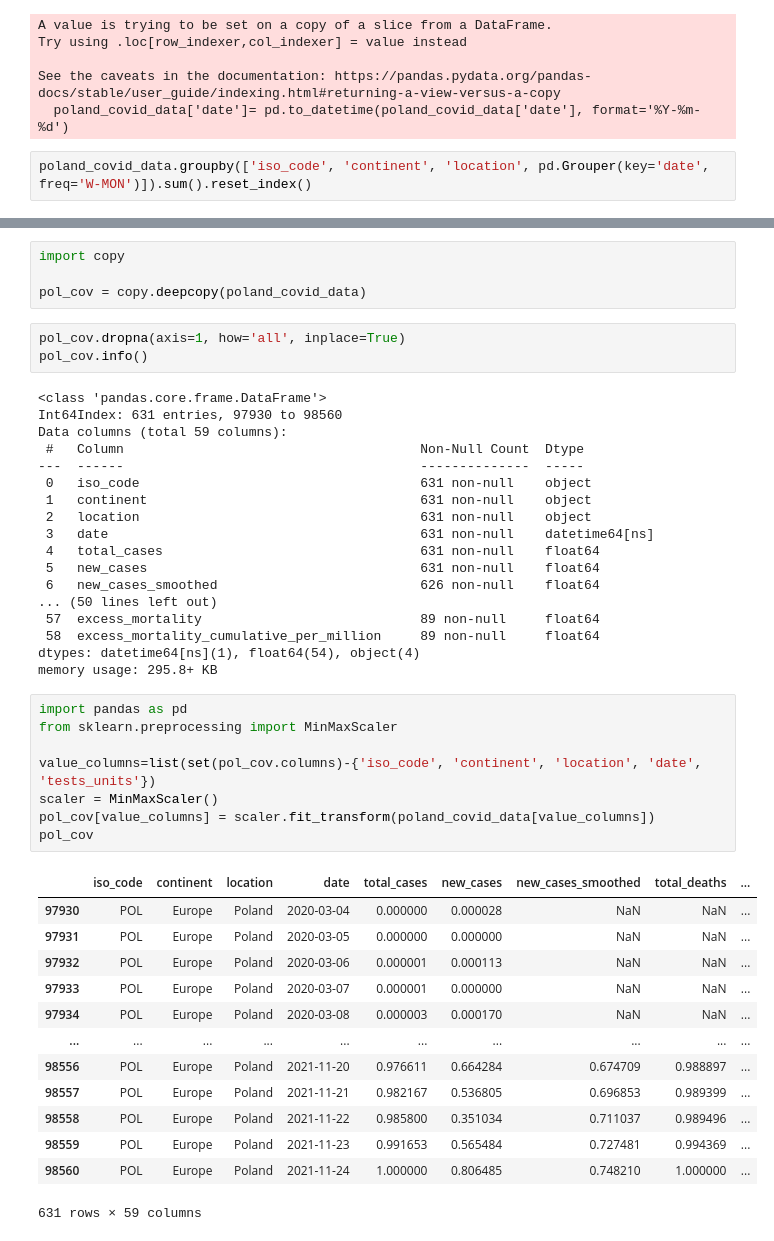
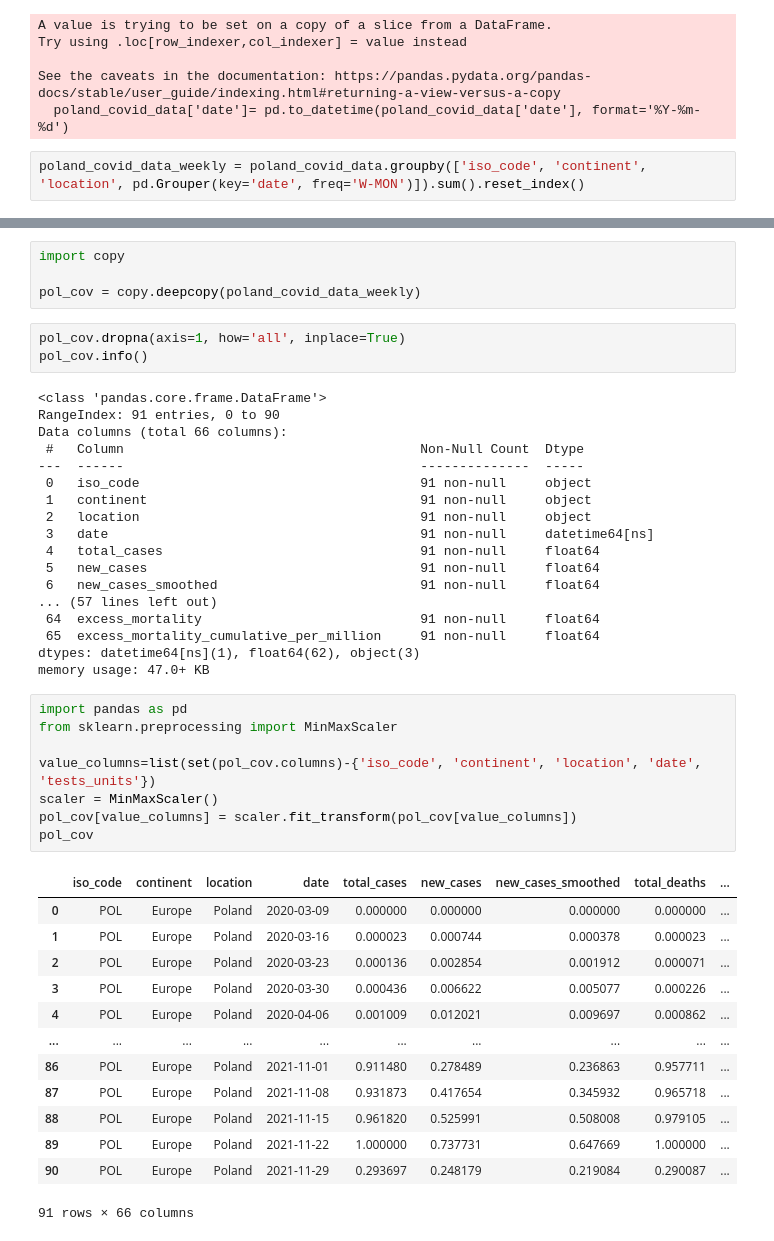
Before and after one commit to m-prorok/SMAD, a Jupyter notebook: lab1.ipynb, the cells around one changed output, grey strips where cells are left out. Cells and saved outputs as stored; diff of their text form.

```diff
--- a/lab1.ipynb
+++ b/lab1.ipynb
@@ -76,4 +76,4 @@ Try using .loc[row_indexer,col_indexer] = value instead
 See the caveats in the documentation: https://pandas.pydata.org/pandas-docs/stable/user_guide/indexing.html#returning-a-view-versus-a-copy
   poland_covid_data['date']= pd.to_datetime(poland_covid_data['date'], format='%Y-%m-%d')
 # %%
-poland_covid_data.groupby(['iso_code', 'continent', 'location', pd.Grouper(key='date', freq='W-MON')]).sum().reset_index()
+poland_covid_data_weekly = poland_covid_data.groupby(['iso_code', 'continent', 'location', pd.Grouper(key='date', freq='W-MON')]).sum().reset_index()
@@ -147,47 +132,47 @@ for column in value_columns:
 # %%
 import copy
 
-pol_cov = copy.deepcopy(poland_covid_data)
+pol_cov = copy.deepcopy(poland_covid_data_weekly)
 # %%
 pol_cov.dropna(axis=1, how='all', inplace=True)
 pol_cov.info()
 # %% [output]
 <class 'pandas.core.frame.DataFrame'>
-Int64Index: 631 entries, 97930 to 98560
-Data columns (total 59 columns):
+RangeIndex: 91 entries, 0 to 90
+Data columns (total 66 columns):
  #   Column                                      Non-Null Count  Dtype
 ---  ------                                      --------------  -----
- 0   iso_code                                    631 non-null    object
- 1   continent                                   631 non-null    object
- 2   location                                    631 non-null    object
- 3   date                                        631 non-null    datetime64[ns]
- 4   total_cases                                 631 non-null    float64
- 5   new_cases                                   631 non-null    float64
- 6   new_cases_smoothed                          626 non-null    float64
-... (50 lines left out)
- 57  excess_mortality                            89 non-null     float64
- 58  excess_mortality_cumulative_per_million     89 non-null     float64
-dtypes: datetime64[ns](1), float64(54), object(4)
-memory usage: 295.8+ KB
+ 0   iso_code                                    91 non-null     object
+ 1   continent                                   91 non-null     object
+ 2   location                                    91 non-null     object
+ 3   date                                        91 non-null     datetime64[ns]
+ 4   total_cases                                 91 non-null     float64
+ 5   new_cases                                   91 non-null     float64
+ 6   new_cases_smoothed                          91 non-null     float64
+... (57 lines left out)
+ 64  excess_mortality                            91 non-null     float64
+ 65  excess_mortality_cumulative_per_million     91 non-null     float64
+dtypes: datetime64[ns](1), float64(62), object(3)
+memory usage: 47.0+ KB
 # %%
 import pandas as pd
 from sklearn.preprocessing import MinMaxScaler
 
 value_columns=list(set(pol_cov.columns)-{'iso_code', 'continent', 'location', 'date', 'tests_units'})
 scaler = MinMaxScaler()
-pol_cov[value_columns] = scaler.fit_transform(poland_covid_data[value_columns])
+pol_cov[value_columns] = scaler.fit_transform(pol_cov[value_columns])
 pol_cov
 # %% [output]
 |  | iso_code | continent | location | date | total_cases | new_cases | new_cases_smoothed | total_deaths | ... |
-| 97930 | POL | Europe | Poland | 2020-03-04 | 0.000000 | 0.000028 | NaN | NaN | ... |
-| 97931 | POL | Europe | Poland | 2020-03-05 | 0.000000 | 0.000000 | NaN | NaN | ... |
-| 97932 | POL | Europe | Poland | 2020-03-06 | 0.000001 | 0.000113 | NaN | NaN | ... |
-| 97933 | POL | Europe | Poland | 2020-03-07 | 0.000001 | 0.000000 | NaN | NaN | ... |
-| 97934 | POL | Europe | Poland | 2020-03-08 | 0.000003 | 0.000170 | NaN | NaN | ... |
+| 0 | POL | Europe | Poland | 2020-03-09 | 0.000000 | 0.000000 | 0.000000 | 0.000000 | ... |
+| 1 | POL | Europe | Poland | 2020-03-16 | 0.000023 | 0.000744 | 0.000378 | 0.000023 | ... |
+| 2 | POL | Europe | Poland | 2020-03-23 | 0.000136 | 0.002854 | 0.001912 | 0.000071 | ... |
+| 3 | POL | Europe | Poland | 2020-03-30 | 0.000436 | 0.006622 | 0.005077 | 0.000226 | ... |
+| 4 | POL | Europe | Poland | 2020-04-06 | 0.001009 | 0.012021 | 0.009697 | 0.000862 | ... |
 | ... | ... | ... | ... | ... | ... | ... | ... | ... | ... |
-| 98556 | POL | Europe | Poland | 2021-11-20 | 0.976611 | 0.664284 | 0.674709 | 0.988897 | ... |
-| 98557 | POL | Europe | Poland | 2021-11-21 | 0.982167 | 0.536805 | 0.696853 | 0.989399 | ... |
-| 98558 | POL | Europe | Poland | 2021-11-22 | 0.985800 | 0.351034 | 0.711037 | 0.989496 | ... |
-| 98559 | POL | Europe | Poland | 2021-11-23 | 0.991653 | 0.565484 | 0.727481 | 0.994369 | ... |
-| 98560 | POL | Europe | Poland | 2021-11-24 | 1.000000 | 0.806485 | 0.748210 | 1.000000 | ... |
+| 86 | POL | Europe | Poland | 2021-11-01 | 0.911480 | 0.278489 | 0.236863 | 0.957711 | ... |
+| 87 | POL | Europe | Poland | 2021-11-08 | 0.931873 | 0.417654 | 0.345932 | 0.965718 | ... |
+| 88 | POL | Europe | Poland | 2021-11-15 | 0.961820 | 0.525991 | 0.508008 | 0.979105 | ... |
+| 89 | POL | Europe | Poland | 2021-11-22 | 1.000000 | 0.737731 | 0.647669 | 1.000000 | ... |
+| 90 | POL | Europe | Poland | 2021-11-29 | 0.293697 | 0.248179 | 0.219084 | 0.290087 | ... |
-631 rows × 59 columns
+91 rows × 66 columns
```
Also changed, not shown: parts of 6 cells of this notebook.
